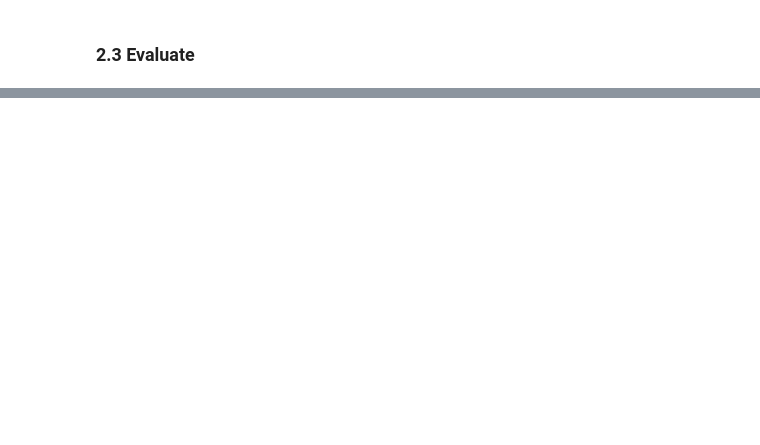
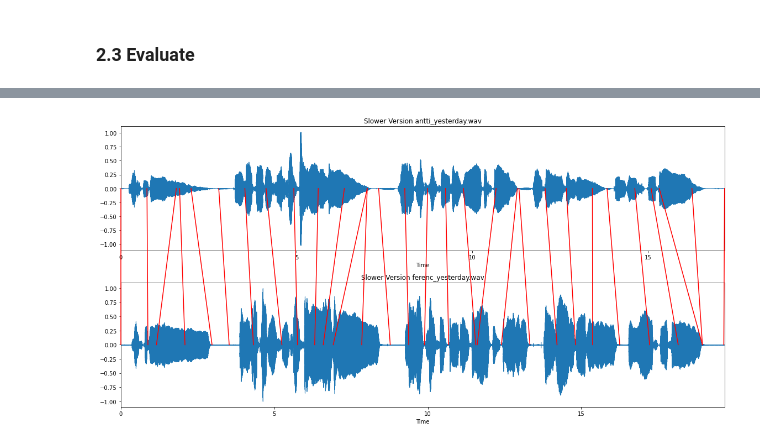
Before and after one commit to chumvan/music_synchronization, a Jupyter notebook: src/project.ipynb, the cells around one changed output, grey strips where cells are left out. Drawn from its saved outputs; the diff is of its cells as text; code cells hidden in the pictures; blank space fills up the shorter version.

```diff
--- a/src/project.ipynb
+++ b/src/project.ipynb
@@ -160,0 +171,5 @@ IndexError: too many indices for array: array is 1-dimensional, but 2 were index
+# %%
+coord_antti2 = []
+coord_johanna = []
+coord_antti = []
+coord_ferenc = []
@@ -160,0 +179,53 @@ IndexError: too many indices for array: array is 1-dimensional, but 2 were index
+# %%
+# Plot audio1
+fig, (ax1, ax2) = plt.subplots(2, 1, figsize=(16, 8))
+librosa.display.waveplot(audio[0], sr=fs, ax=ax1)
+ax1.set(title='Slower Version '+str(files[0]))
+
+# Plot audio2
+librosa.display.waveplot(audio[1], sr=fs, ax=ax2)
+ax2.set(title='Slower Version '+str(files[1]))
+plt.tight_layout()
+
+# # Plot audio3
+# librosa.display.waveplot(audio[2], sr=fs, ax=ax2)
+# ax2.set(title='Slower Version '+str(files[2]))
+# plt.tight_layout()
+
+# # Plot audio4
+# librosa.display.waveplot(audio[3], sr=fs, ax=ax2)
+# ax2.set(title='Slower Version '+str(files[3]))
+# plt.tight_layout()
+
+trans_figure = fig.transFigure.inverted()
+lines = []
+
+
+arrows = 30
+points_idx = np.int16(np.round(np.linspace(0, wp[0].shape[0] - 1, arrows)))
+
+
+for tp1, tp2 in wp[0][points_idx] * hop_length / fs:
+    # get position on axis for a given index-pair
+    #print([tp1, 0],[tp2, 0]) #same points
+    #print([tp1, 0],[tp2, 0])
+    coord1 = trans_figure.transform(ax1.transData.transform([tp1, 0]))
+    coord2 = trans_figure.transform(ax2.transData.transform([tp2, 0]))
+    coord_antti.insert(0, tp1)
+    coord_ferenc.insert(0, tp2)
+#     coord_antti2.insert(0, tp1)
+#     coord_johanna.insert(0, tp2)
+#     coord_antti3.insert(0, tp1)
+#     coord_outi.insert(0, tp2)
+
+    # draw a line
+    line = matplotlib.lines.Line2D((coord1[0], coord2[0]),
+                                   (coord1[1], coord2[1]),
+                                   transform=fig.transFigure,
+                                   color='r')
+    lines.append(line)
+
+fig.lines = lines
+plt.tight_layout()
+# %% [output]
+[figure, added]
```
Also changed, not shown: parts of 8 cells of this notebook.
